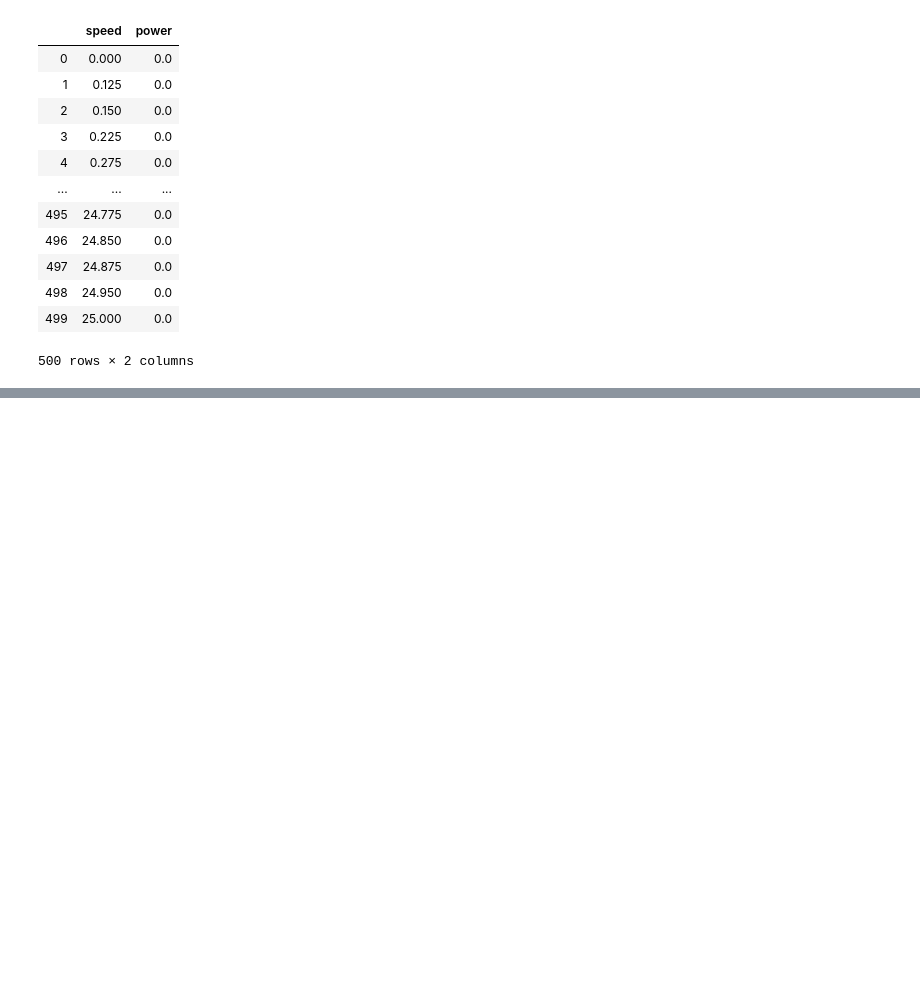
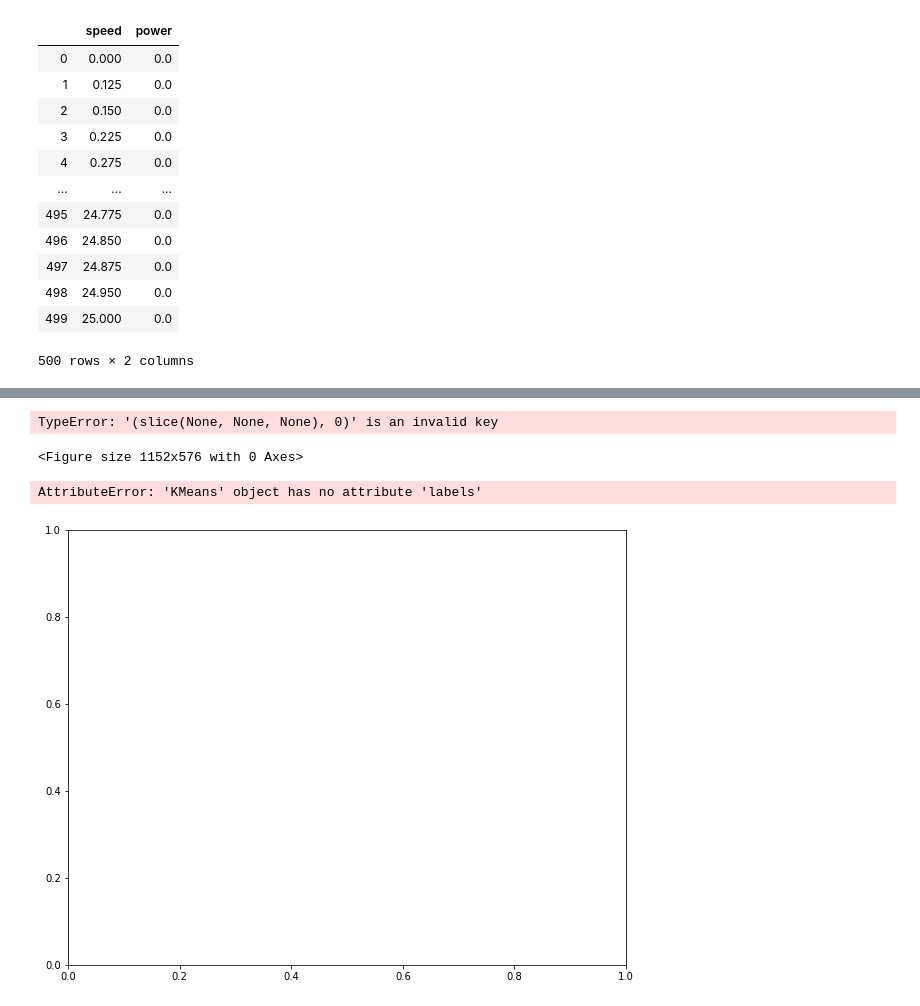
Before and after one commit to hayleydoherty/ProgMachineLS, a Jupyter notebook: Project.ipynb, the cells around one changed output, grey strips where cells are left out. Drawn from its saved outputs; the diff is of its cells as text; code cells hidden in the pictures; blank space fills up the shorter version.

```diff
--- a/Project.ipynb
+++ b/Project.ipynb
@@ -27,0 +52,4 @@ df
+# %%
+kmeans = skcl.KMeans(n_clusters=3, random_state = 0).fit(df)
+centroids = kmeans.cluster_centers_
+kmeans.labels_
@@ -27,0 +74,28 @@ df
+# %%
+plt.figure(figsize=(16,8))
+plt.plot(df[kmeans.labels_ == 0][:,0], df[kmeans.labels_ == 0][:,1], 'gx', label="1")
+plt.plot(df[kmeans.labels_ == 1][:,0], df[kmeans.labels_ == 1][:,1], 'rx', label="2")
+plt.plot(df[kmeans.labels_ == 2][:,0], df[kmeans.labels_ == 2][:,1], 'bx', label="3")
+plt.title("K-means Clustering: Power Production Dataset")
+plt.show()
+# %% [output]
+TypeError: '(slice(None, None, None), 0)' is an invalid key
+<Figure size 1152x576 with 0 Axes>
+# %%
+fig, ax = plt.subplots(figsize=(10, 8))
+plt.scatter(df[kmeanModel.labels == 0, 0], df[kmeanModel.labels == 0, 1],
+            c='green', label='cluster 1')
+plt.scatter(df[kmeanModel.labels == 1, 0], df[kmeanModel.labels == 1, 1],
+            c='blue', label='cluster 2')
+plt.scatter(centroids[:, 0], centroids[:, 1], marker='*', s=300,
+            c='r', label='centroid')
+plt.legend()
+plt.xlim([-2, 2])
+plt.ylim([-2, 2])
+plt.xlabel('Eruption time in mins')
+plt.ylabel('Waiting time to next eruption')
+plt.title('Visualization of clustered data', fontweight='bold')
+ax.set_aspect('equal');
+# %% [output]
+AttributeError: 'KMeans' object has no attribute 'labels'
+[figure, added]
```
Also changed, not shown: parts of 5 cells of this notebook.
